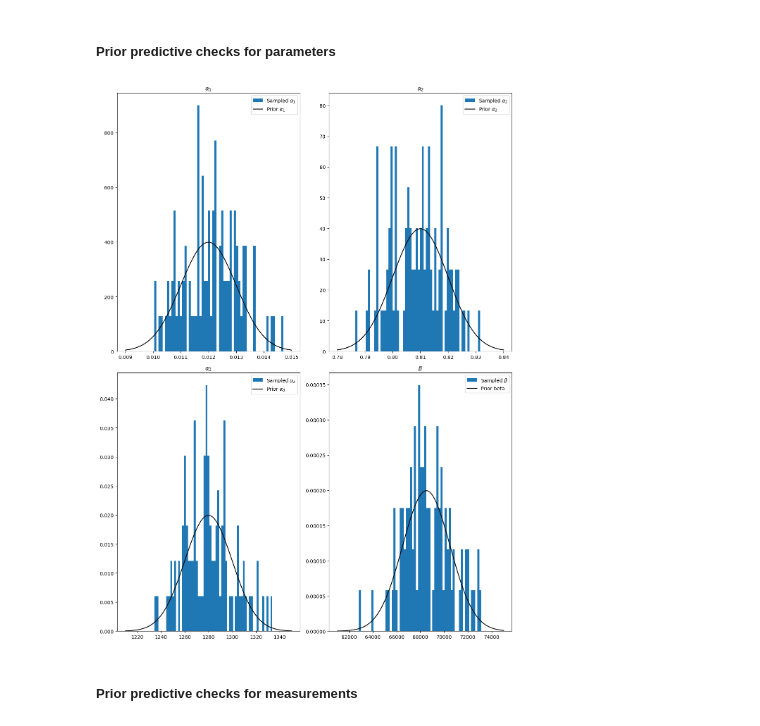
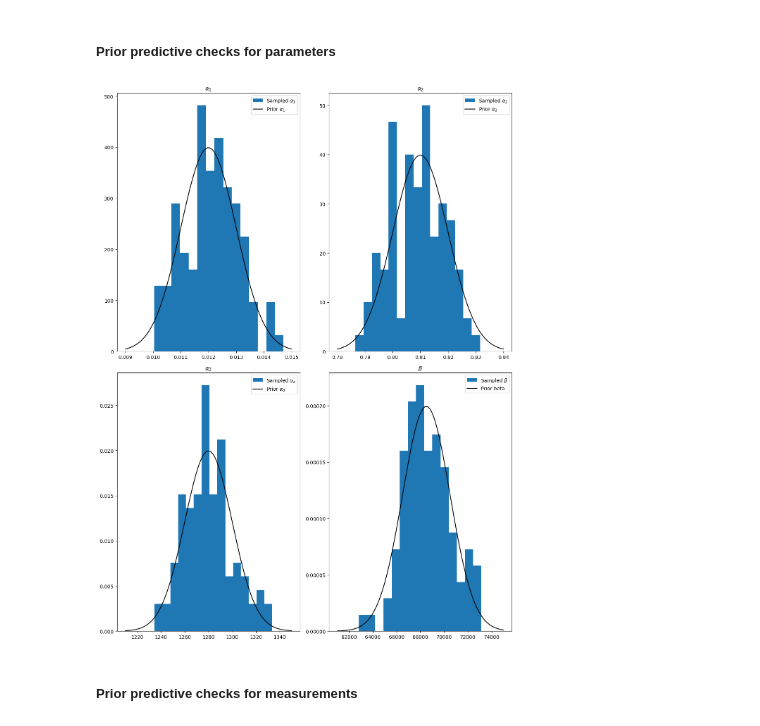
Before and after one commit to Julnowak/DA_project, a Jupyter notebook: final.ipynb, the cells around one changed output. Saved outputs shown, nothing was run; the diff lists cells and outputs as text; code cells hidden in the pictures.

```diff
--- a/final.ipynb
+++ b/final.ipynb
@@ -505,38 +505,38 @@ alpha1_pred = prior_2.stan_variable('alpha_1')
 alpha2_pred = prior_2.stan_variable('alpha_2')
 alpha3_pred = prior_2.stan_variable('alpha_3')
 beta_pred= prior_2.stan_variable('beta')
 
 fig,axes = plt.subplots(2,2,figsize = (12,16), tight_layout=True)
 x = np.linspace(0.009,0.015,100)
 y = stats.norm.pdf(x=x,loc=0.012, scale=0.001)
-axes[0][0].hist(alpha1_pred, bins=60,label=r'Sampled $\alpha_1$',density=True)
+axes[0][0].hist(alpha1_pred, bins=15,label=r'Sampled $\alpha_1$',density=True)
 axes[0][0].set_title(r'$\alpha_1$')
 axes[0][0].plot(x,y,label=r'Prior $\alpha_1$',color='k')
 axes[0][0].legend()
 
 x = np.linspace(0.78,0.84,100)
 y = stats.norm.pdf(x=x,loc=0.81, scale=0.01)
-axes[0][1].hist(alpha2_pred, bins=60,label=r'Sampled $\alpha_2$',density=True)
+axes[0][1].hist(alpha2_pred, bins=15,label=r'Sampled $\alpha_2$',density=True)
 axes[0][1].set_title(r'$\alpha_2$')
 axes[0][1].plot(x,y,label=r'Prior $\alpha_2$',color='k')
 axes[0][1].legend()
 
 x = np.linspace(1210,1350,100)
 y = stats.norm.pdf(x=x,loc=1280, scale=20)
-axes[1][0].hist(alpha3_pred, bins=60,label=r'Sampled $\alpha_3$',density=True)
+axes[1][0].hist(alpha3_pred, bins=15,label=r'Sampled $\alpha_3$',density=True)
 axes[1][0].set_title(r'$\alpha_3$')
 axes[1][0].plot(x,y,label=r'Prior $\alpha_3$',color='k')
 axes[1][0].legend()
 
 x = np.linspace(61000, 75000, 100)
 y = stats.norm.pdf(x=x,loc=68500, scale=2000)
-axes[1][1].hist(beta_pred, bins=60,label=r'Sampled $\beta$',density=True)
+axes[1][1].hist(beta_pred, bins=15,label=r'Sampled $\beta$',density=True)
 axes[1][1].set_title(r'$\beta$')
 axes[1][1].plot(x,y,label = 'Prior beta',color='k')
 axes[1][1].legend()
 plt.show()
 # %% [output]
-[figure, old version]
+[figure, new version]
 # %% [markdown]
 ##### Prior predictive checks for measurements
 # %%
```
Also changed, not shown: parts of 3 cells of this notebook.
